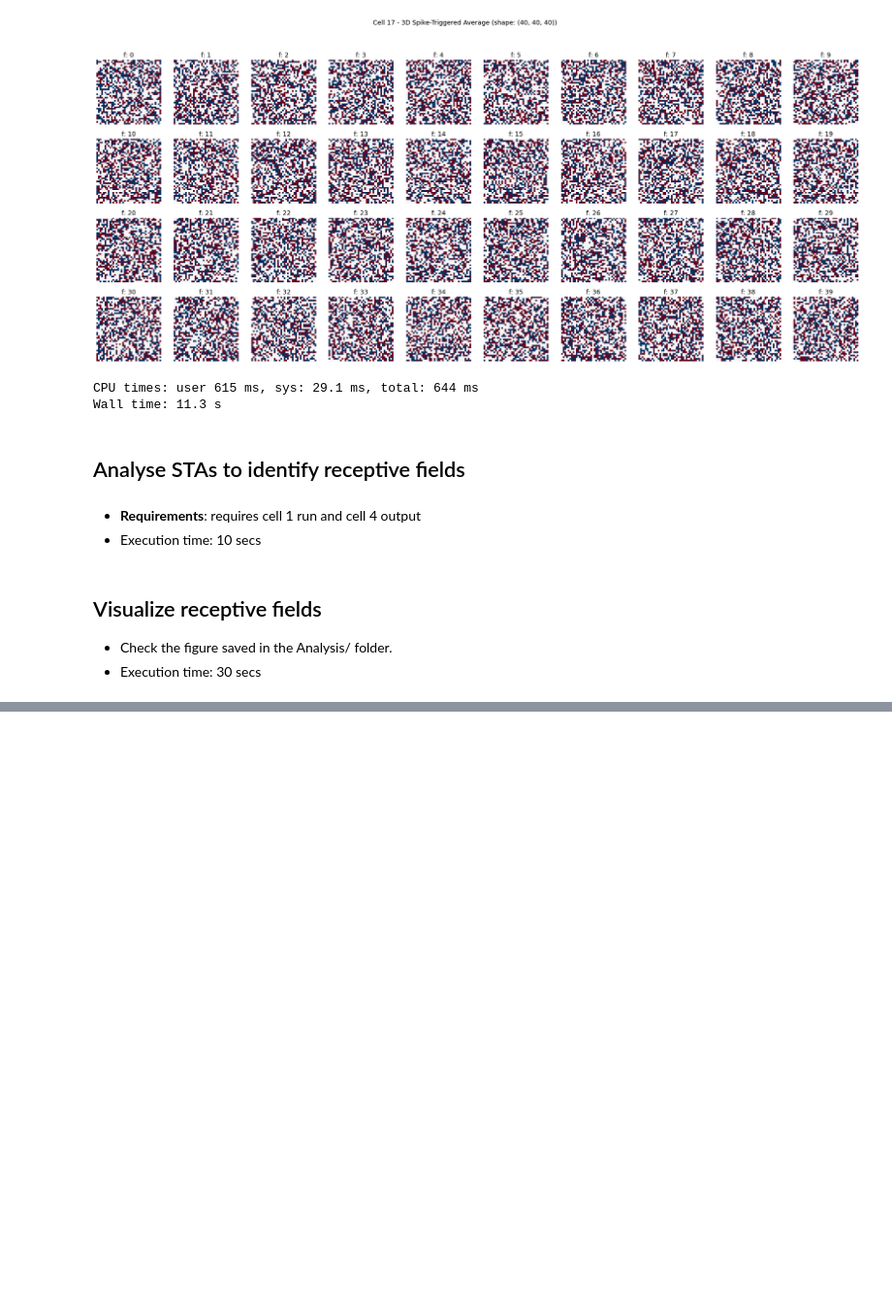
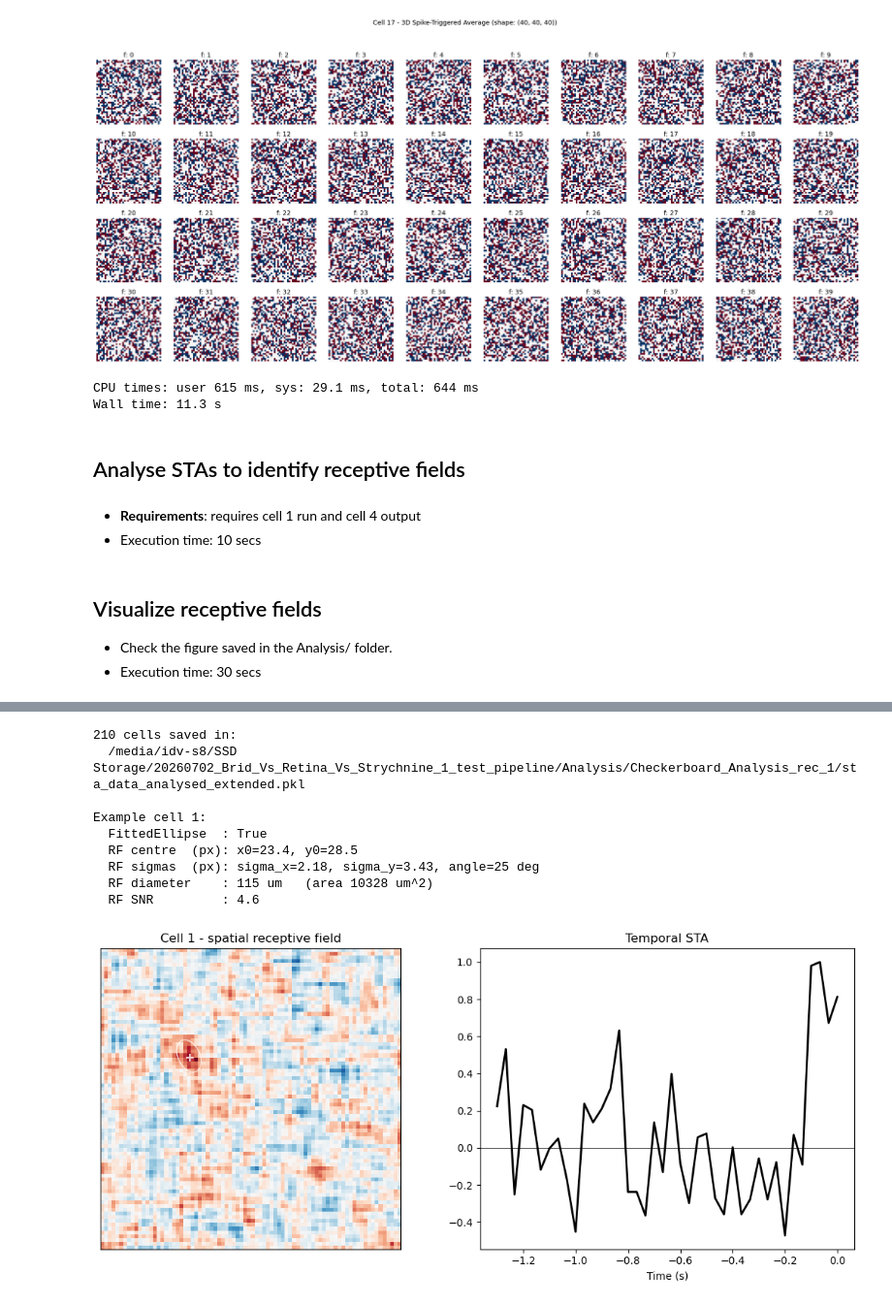
Before and after one commit to retinal-information-processing-lab/Standard_analysis_pipeline, a Jupyter notebook: 2-Analyse_Checkerboard.ipynb, the cells around one changed output, grey strips where cells are left out. Shown at 97% size. Drawn from its saved outputs; the diff is of its cells as text; code cells hidden in the pictures; blank space fills up the shorter version.

Commit message:
Added a data access example to Analyse Checkerboard

```diff
--- a/2-Analyse_Checkerboard.ipynb
+++ b/2-Analyse_Checkerboard.ipynb
@@ -38,7 +45,7 @@ from utils import analyse_checkerboard as analysis
 
 # === Choose the stimulus type ===
 # False = checkerboard  |  True = SWN (Sparse White Noise). SWN file paths are set in params.py.
-is_swn = False
+is_swn = True
 
 # ask user to input the parameters and create the analysis directory
 # (parameters are normally in the recording name; for SWN only the recording and
@@ -270,0 +330,60 @@ analysis.plot_sta_fitted_with_ellipse(
+# %%
+import numpy as np
+import matplotlib.pyplot as plt
+
+# --- 1. Open the saved STA analysis (a dictionary {cell_id: {...}}) ---
+sta_file = os.path.join(check_directory, "sta_data_analysed_extended.pkl")
+sta_data = utils.load_obj(sta_file)
+print(f"{len(sta_data)} cells saved in:\n  {sta_file}\n")
+
+# --- 2. Pick one example cell (change this to any id printed above) ---
+example_cell = list(sta_data.keys())[0]
+rf = sta_data[example_cell]["sta_analysis"]   # <- all RF info is under the "sta_analysis" key
+
+# --- 3. Extract the relevant entries ---
+spatial    = rf["Spatial"]         # 2D RF image (checker pixels)
+temporal   = rf["Temporal"]        # temporal STA (time course)
+ellipse    = rf["EllipseCoor"]     # [amp, x0, y0, sigma_x, sigma_y, angle], in pixels
+ellipse_um = rf["EllipseCoor_um"]  # same, in micrometres
+fitted     = rf["FittedEllipse"]   # was the ellipse fit successful?
+
+amp, x0, y0, sigma_x, sigma_y, angle = ellipse
+print(f"Example cell {example_cell}:")
+print(f"  FittedEllipse  : {fitted}")
+print(f"  RF centre  (px): x0={x0:.1f}, y0={y0:.1f}")
+print(f"  RF sigmas  (px): sigma_x={sigma_x:.2f}, sigma_y={sigma_y:.2f}, angle={angle:.0f} deg")
+if fitted:
+    n_sigma = 2
+    level_factor = np.exp(-(n_sigma ** 2) / 2)  # peak fraction of the Gaussian at n_sigma
+    diameter_um = utils.ellipse_diameter(ellipse_um, method="circle_approx")
+    area_um2 = utils.ellipse_area(ellipse_um, method="formula")
+    snr = utils.rf_snr(spatial, ellipse, method="peak_std", level_factor=level_factor)
+    print(f"  RF diameter    : {diameter_um:.0f} um   (area {area_um2:.0f} um^2)")
+    print(f"  RF SNR         : {snr:.1f}")
+
+# --- 4. Plot: spatial RF (+ fitted ellipse) and temporal STA ---
+fig, (ax_rf, ax_t) = plt.subplots(1, 2, figsize=(11, 5))
+
+utils.plot_sta(ax_rf, spatial, ellipse)  # draws the STA image + the fitted-ellipse contour
+ax_rf.set_title(f"Cell {example_cell} - spatial receptive field")
+ax_rf.set_xticks([])
+ax_rf.set_yticks([])
+
+t_axis = rf.get("TemporalTimeVector_s", np.arange(len(temporal)))
+ax_t.plot(t_axis, temporal, "k", lw=2)
+ax_t.axhline(0, color="k", lw=0.5)
+ax_t.set_title("Temporal STA")
+ax_t.set_xlabel("Time (s)")
+plt.tight_layout()
+plt.show()
+# %% [output]
+210 cells saved in:
+  /media/idv-s8/SSD Storage/20260702_Brid_Vs_Retina_Vs_Strychnine_1_test_pipeline/Analysis/Checkerboard_Analysis_rec_1/sta_data_analysed_extended.pkl
+
+Example cell 1:
+  FittedEllipse  : True
+  RF centre  (px): x0=23.4, y0=28.5
+  RF sigmas  (px): sigma_x=2.18, sigma_y=3.43, angle=25 deg
+  RF diameter    : 115 um   (area 10328 um^2)
+  RF SNR         : 4.6
+[figure, added]
```
Also changed, not shown: parts of 3 cells of this notebook.
